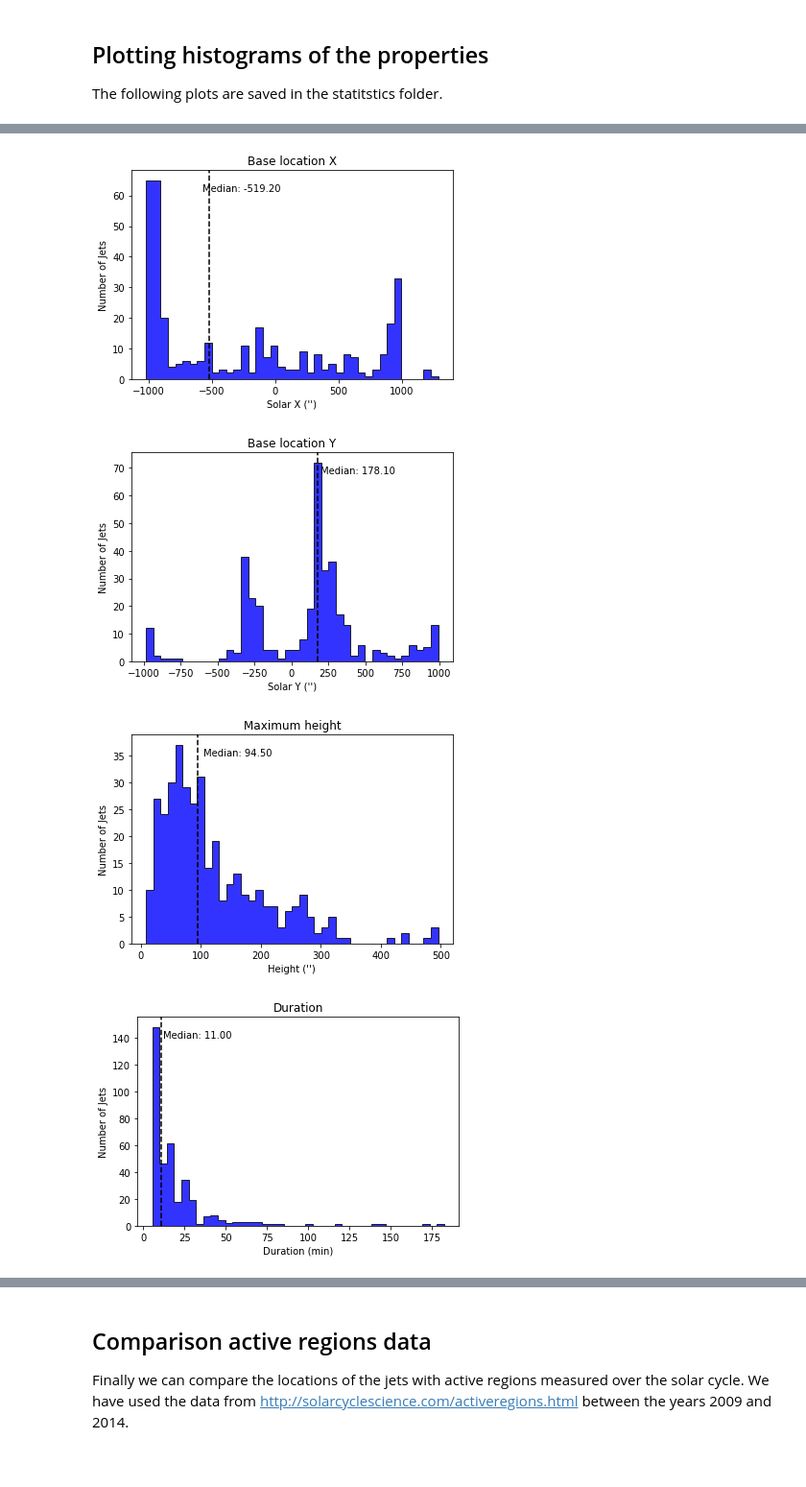
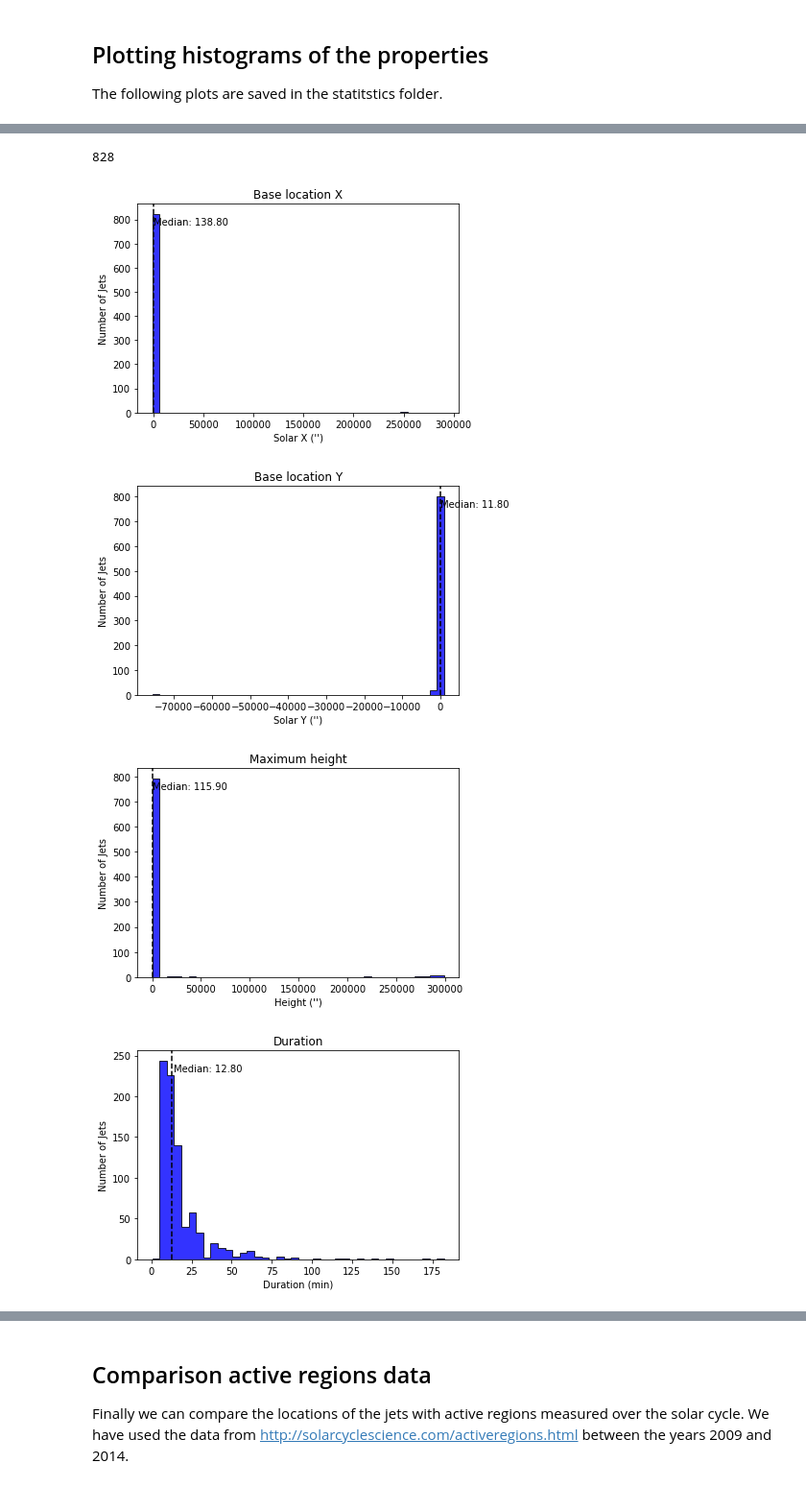
Before and after one commit to Palomajol/SolarJets-1, a Jupyter notebook: Jet_statistics.ipynb, the cells around one changed output, grey strips where cells are left out. Shown at 96% size. Cells and saved outputs as stored; diff of their text form; code cells hidden in the pictures.

```diff
--- a/Jet_statistics.ipynb
+++ b/Jet_statistics.ipynb
@@ -153,22 +195,30 @@ array([[  1],
+# %%
+file_path='BoxTheJets/exports/Jet_clusters_3.0_2.0_11-16_final_dfilter.csv'
+Cluster_date=np.loadtxt(file_path,delimiter=',',unpack=True,usecols=0,dtype='datetime64')
+Cluster_SOL=np.loadtxt(file_path,delimiter=',',unpack=True,usecols=1,dtype=str)
+stat_dur,stat_Bx,std_Bx,stat_By,std_By,stat_Lon,stat_Lat,stat_H,upper_H,lower_H,stat_W,std_W,stat_vel,stat_sigma=np.loadtxt(file_path,delimiter=',',unpack=True,usecols=(2,3,4,5,6,7,8,9,10,11,12,13,14,15),dtype=float)
+print(len(Cluster_date))
+# %% [output]
+828
 # %%
-index_8=np.where(stat_sigma<0.8)[0]
+#index_8=np.where(stat_sigma<0.8)[0]
 histo=[stat_Bx,stat_By,stat_H,stat_dur,stat_vel*725,stat_sigma, stat_W, stat_Lon,stat_Lat]
 title=['Base location X','Base location Y','Maximum height','Duration','Projected velocity','Uncertainty','Average width','Longitude position base' ,'Latitude position base']
 xlabel=['Solar X (\'\')', 'Solar Y (\'\')', 'Height (\'\')', 'Duration (min)', 'Velocity ($km s^{-1}$)','$\sigma_{IoU}$', 'Width (\'\')', 'Longitude ($degree$)','Latitude ($degree$)']
 #stat_Bxstd,stat_Bystd,stat_Hstd
 for l in range(len(histo)):
     plt.ylabel('Number of Jets')
     plt.title(title[l])
-    plt.hist(histo[l][index_8],histtype='stepfilled',color='blue', alpha=0.8, bins=40, ec="k")#bins=30,color='red',alpha=0.8)
+    plt.hist(histo[l],histtype='stepfilled',color='blue', alpha=0.8, bins=40, ec="k")#bins=30,color='red',alpha=0.8)
     plt.xlabel(xlabel[l])
-    Med=np.round(np.nanmedian(histo[l][index_8]),1)
+    Med=np.round(np.nanmedian(histo[l]),1)
     plt.axvline(Med, color='k', linestyle='dashed', linewidth=1.5)
     min_ylim, max_ylim = plt.ylim()
     plt.text(Med*1.1, max_ylim*0.9, 'Median: {:.2f}'.format(Med))
-    plt.savefig(f'SOL/statistics/stats_{title[l]}_0.6_dbscan3.pdf',dpi=300)
+    #plt.savefig(f'SOL/statistics/stats_{title[l]}_11-16.pdf',dpi=300)
     plt.show()
 # %% [output]
-[figure, old version]
+[figure, new version]
-[figure, old version]
+[figure, new version]
-[figure, old version]
+[figure, new version]
-[figure, old version]
+[figure, new version]
```
Also changed, not shown: parts of 31 cells of this notebook, 9 other files.
